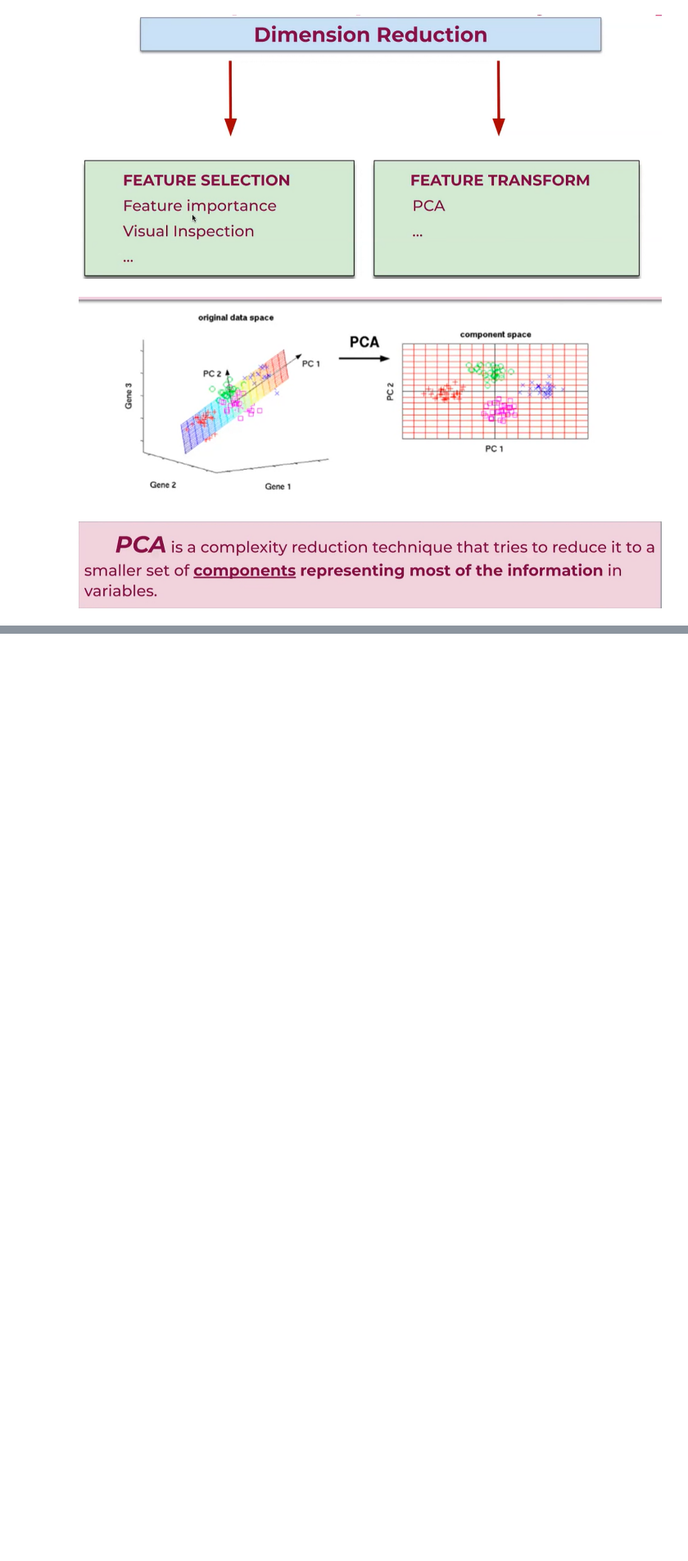
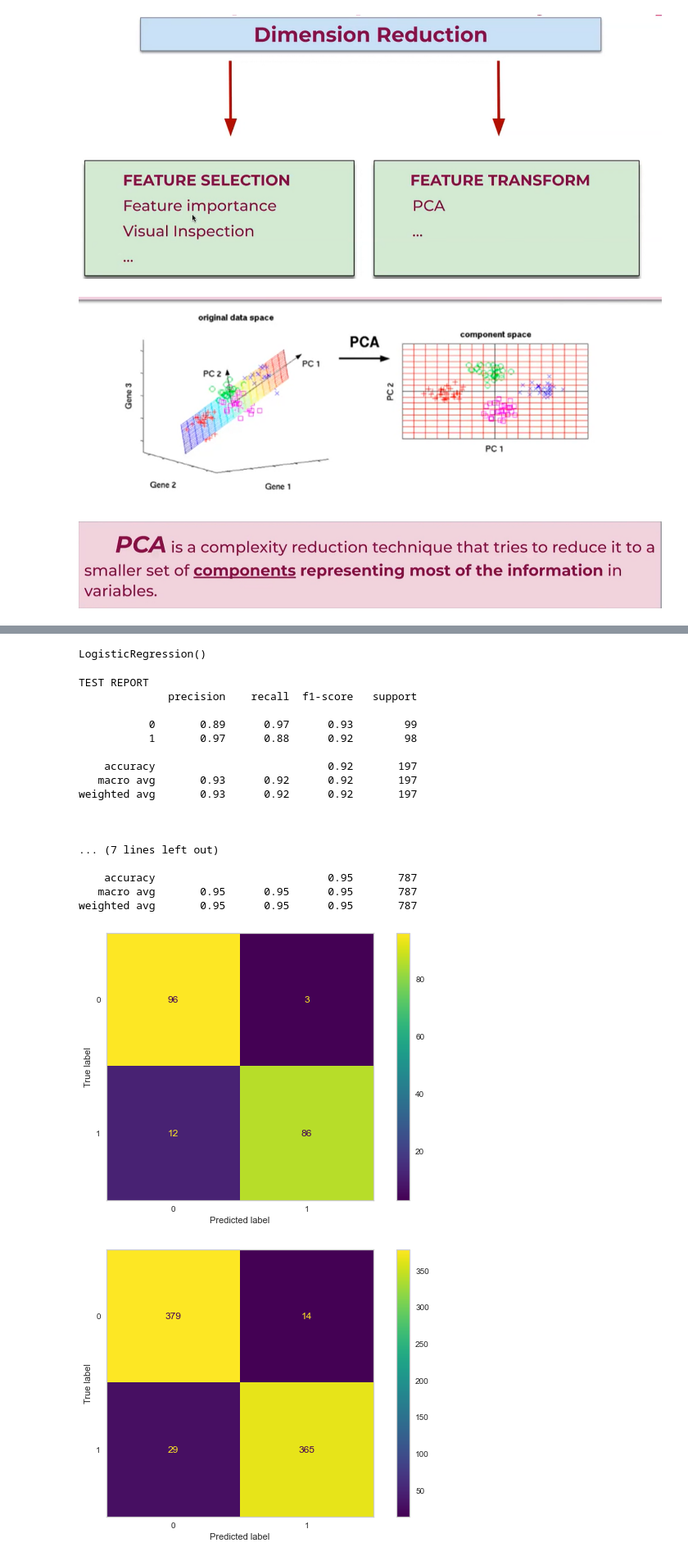
Before and after one commit to B-dogan/Credit-Card-Fraud-Detection-Project-, a Jupyter notebook: useful_codes.ipynb, the cells around one changed output, grey strips where cells are left out. Shown at 82% size. Saved outputs shown, nothing was run; the diff lists cells and outputs as text; code cells hidden in the pictures; blank space fills up the shorter version.

```diff
--- a/useful_codes.ipynb
+++ b/useful_codes.ipynb
@@ -6,0 +288,44 @@
+# %%
+X_train, X_test, y_train,y_test = train_test_split(X, y, test_size=0.2, stratify=y, random_state=2)
+# %%
+model = LogisticRegression()
+# %%
+model.fit(X_train, y_train)
+# %% [output]
+LogisticRegression()
+# %%
+def eval_metric(model, X_train, y_train, X_test, y_test):
+    y_pred_train = model.predict(X_train)
+    y_pred_test = model.predict(X_test)
+
+    print("TEST REPORT")
+    print(classification_report(y_test, y_pred_test))
+    plot_confusion_matrix(model, X_test, y_test);
+
+    print("\n"*3, "-*"*30)
+    print("TRAIN REPORT")
+    print(classification_report(y_train, y_pred_train))
+    plot_confusion_matrix(model, X_train, y_train)
+    plt.show()
+# %%
+eval_metric(model, X_train, y_train, X_test, y_test)
+# %% [output]
+TEST REPORT
+              precision    recall  f1-score   support
+
+           0       0.89      0.97      0.93        99
+           1       0.97      0.88      0.92        98
+
+    accuracy                           0.92       197
+   macro avg       0.93      0.92      0.92       197
+weighted avg       0.93      0.92      0.92       197
+
+
+
+... (7 lines left out)
+
+    accuracy                           0.95       787
+   macro avg       0.95      0.95      0.95       787
+weighted avg       0.95      0.95      0.95       787
+[figure, added]
+[figure, added]
```
Also changed, not shown: parts of 67 cells of this notebook.
